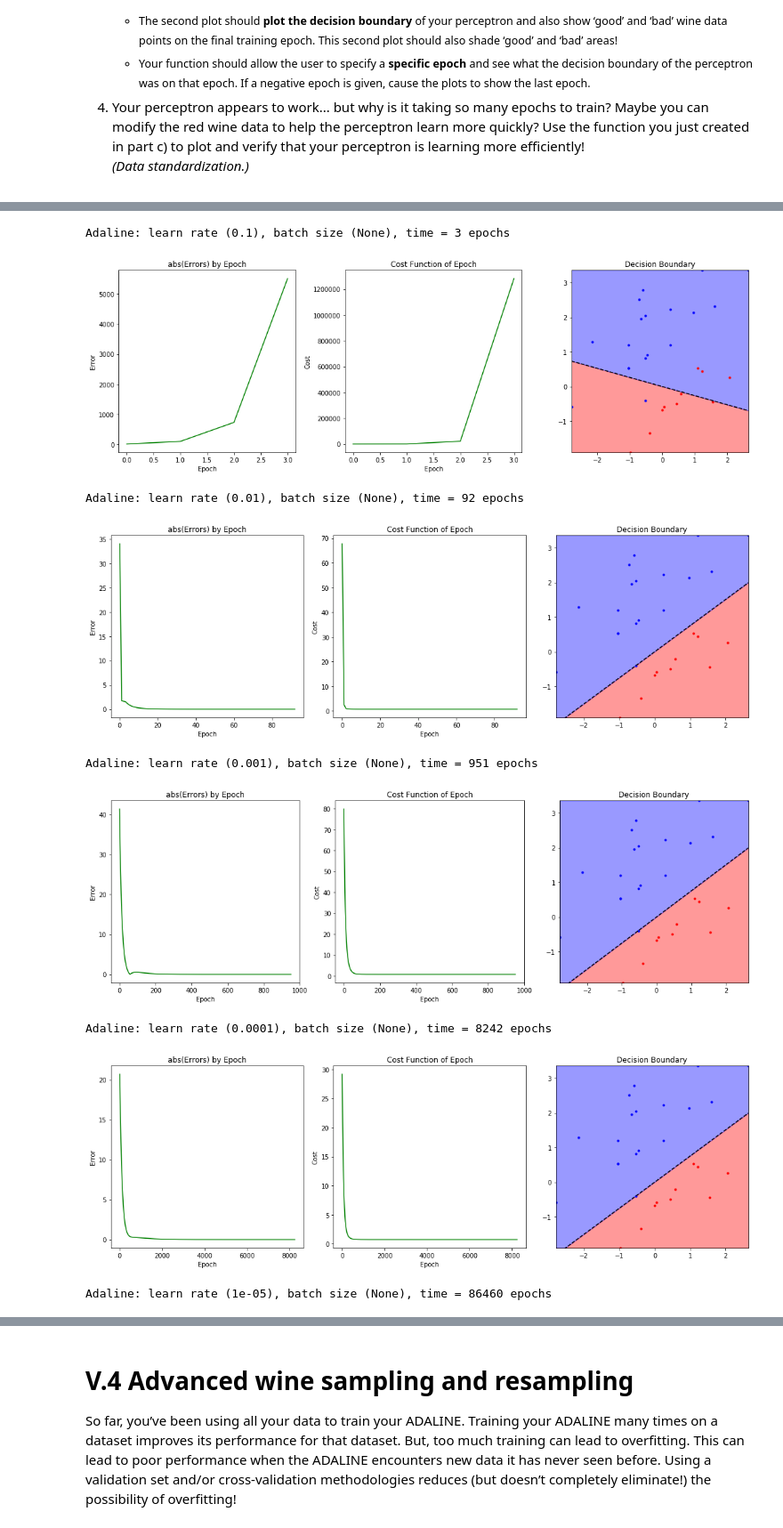
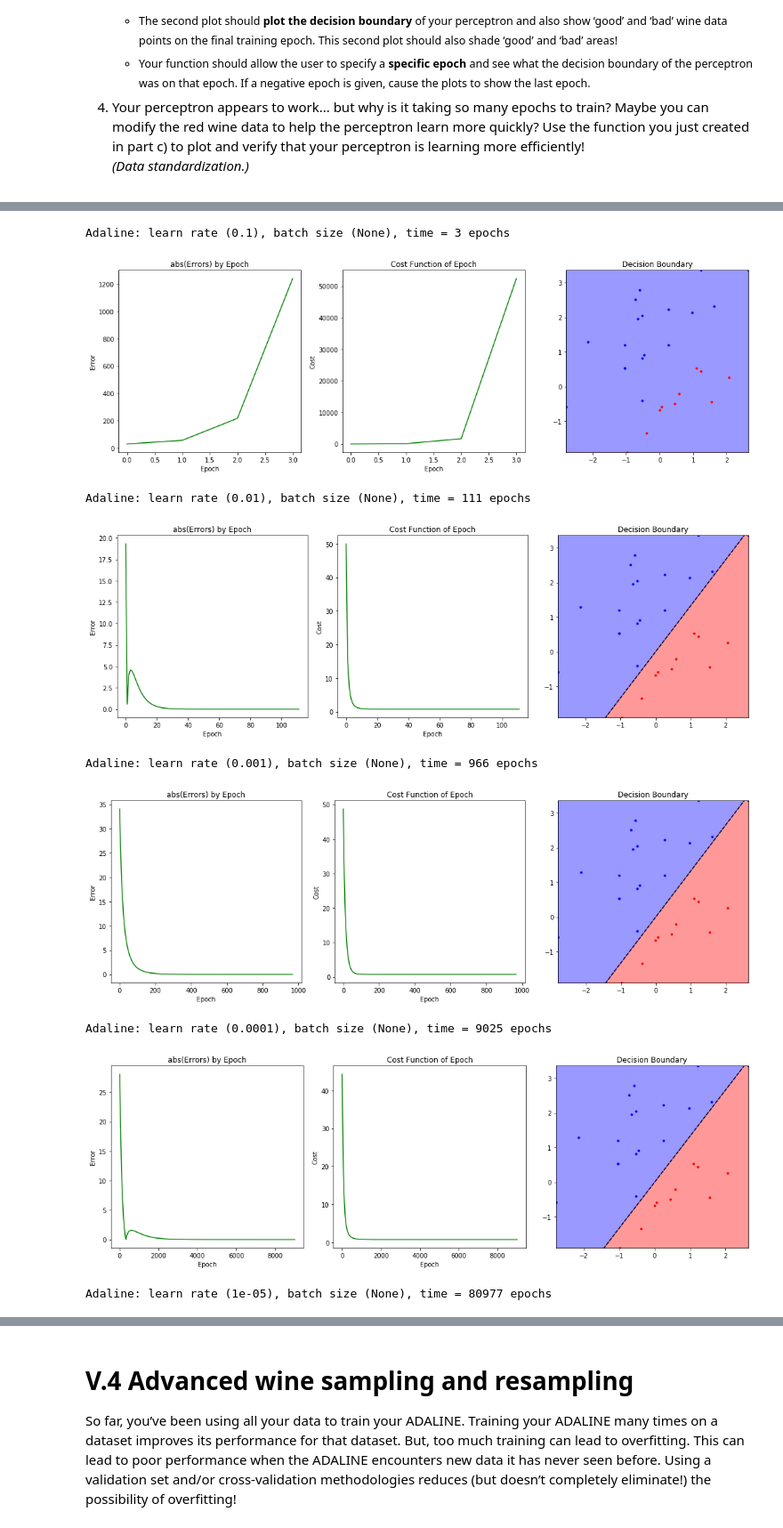
Before and after one commit to DamianDominoDavis/sommalier, a Jupyter notebook: sommalier.ipynb, the cells around one changed output, grey strips where cells are left out. Shown at 89% size. Drawn from its saved outputs; the diff is of its cells as text; code cells hidden in the pictures.

```diff
--- a/sommalier.ipynb
+++ b/sommalier.ipynb
@@ -195,6 +199,8 @@ import random, math
 import pandas as pd
 import matplotlib.pyplot as plt
 
+''' lightweight vector/matrix shorthands '''
+''' unnecessary? you bet! I'm forbidden many numpy conveniences. '''
 def lst_add(X, w):
     return [x+w for x in X]
 
@@ -219,10 +225,11 @@ def dot_adaline(X, w):
 def h_step_fun(X, good):
     return [int(x>=good) for x in X]
 
+''' Adaline '''
 class Adaline(object):
-    def __init__(self, lrate=0.0001, epoch=0, batch=None):
-        if epoch < 0:
-            raise ValueError("Adaline needs nonpositive target epoch or 0 (got {})".format(epoch))
+    def __init__(self, lrate=0.0005, epoch=0, batch=None):
+        if epoch != int(epoch) or epoch < 0:
+            raise ValueError("Adaline needs nonnegative int target epoch, not {}".format(epoch))
         self.lrate = lrate
         self.epoch = epoch
         self.batch = batch
@@ -230,6 +237,9 @@ class Adaline(object):
     def fit(self, X, y):
         self.w = [random.uniform(-1,1) for i in range(1 + X.shape[1])]
         story = list()
+        ''' real talk though, this batch stuff is doesn't increase accuracy at this stage. '''
+        ''' the logical conclusion is have batch be a managed size that achieves '''
+        ''' odd-man-out validation or whatever it's called; and IS NOT USEFUL otherwise. '''
         if self.batch:
             b = list(zip(X, y))
             random.shuffle(b)
@@ -243,9 +253,11 @@ class Adaline(object):
             errors = lst_minus_lst(expect, output)
             self.w[1:] = lst_plus_lst(self.w[1:], lst_mult(dot(transpose(X), errors), self.lrate))
             self.w[0] += self.lrate * sum(errors)
+            ''' errors transform into cost '''
             cost = sum(x**2 for x in errors) / 2
             log = (e, sum(errors), self.w[1:], self.w[0], cost)
             story.append(log)
+            ''' increasing cost is the new bailout criteria for unlimited epoch '''
             if (self.epoch == 0 and e > 2 and abs(story[e - 1][4]) < abs(story[e][4])):
                 break
             e += 1
@@ -253,16 +265,28 @@ class Adaline(object):
         return story
 
     def net_input(self, X):
-        return (lst_add(dot_adaline(X, self.w[1:]), self.w[0]))
+        return (lst_add(dot(X, self.w[1:]), self.w[0]))
 
     def predict(self, X):
-        return (1 if self.net_input(X) >= 0 else -1)
+        return [1 if x >= 0 else -1 for x in self.net_input(X)]
 
+    def evaluate_accuracy(self, X, y):
+        Xb = self.predict(X)
+        tot = 0
+        for xi, yi in zip(Xb, y):
+            tot += (int(xi) == int(yi))
+        return 1 - tot / len(y)
+
+''' report now plots cumulative epoch cost '''
 def report(story, data, good_thresh, bad_thresh,  epoch=-1, save_plot=False):
     tup = story[epoch if 0 <= epoch <= story[-1][0] else -1]
+    w2, w1 = tup[2]
+    b = tup[1]
+    slope = -w1/w2
+    intercept = -b/w2
     good, bad = data[data.quality>=good_thresh], data[data.quality<=bad_thresh]
     x = [xmin, xmax] = [min(data[data.columns[0]].values), max(data[data.columns[0]].values)]
-    c = [(-1/tup[2][1]) * (tup[2][0] * xi) for xi in x]
+    c = [slope*xi + intercept for xi in x]
     y = [ymin, ymax] = [min(data[data.columns[1]].values), max(data[data.columns[1]].values)]
 
     fig = plt.figure(figsize=[15, 5])
@@ -275,40 +299,40 @@ def report(story, data, good_thresh, bad_thresh,  epoch=-1, save_plot=False):
     bx.set_xlabel("Epoch")
     bx.set_ylabel("Cost")
     bx.plot([e[0] for e in story], [e[4] for e in story], 'g-')
     cx.set_title("Decision Boundary")
     cx.axis([xmin, xmax, ymin, ymax])
     cx.plot(good[good.columns[0]], good[good.columns[1]], 'b.')
     cx.plot(bad[bad.columns[0]], bad[bad.columns[1]], 'r.')
     cx.plot(x, c, "k--")
-    cx.fill_between(x, c, ymin, where= c<ymax, color="red", alpha=.4)
-    cx.fill_between(x, c, ymax, where= c<ymax, color="blue", alpha=.4)
+    cx.fill_between(x, c, ymin, color="red", alpha=.4)
+    cx.fill_between(x, c, ymax, color="blue", alpha=.4)
     plt.tight_layout()
     plt.show() if not save_plot else plt.savefig('fig.png')
 
 def data():
     url = 'https://raw.githubusercontent.com/DamianDominoDavis/sommalier/master/winequality-red.csv'
     df = pd.read_csv(url, sep=';')
     cols = [d for d in df if d != 'quality']
     df[cols] = (df[cols] - df[cols].mean()) / df[cols].std()
     return df
 
 def demo(lrate, columns=['pH', 'alcohol'], ep=-1, batch=None):
     df = data()
     df = df[(df.quality >= 8) | (df.quality <= 3)]
     ada = Adaline(lrate)
     ada.fit(df[columns].values, df['quality'].values)
     print("Adaline: learn rate ({}), batch size ({}), time = {} epochs".format(lrate, batch, ada.story[-1][0]))
     report(ada.story, df[columns+['quality']], 8, 3, ep)
 
 for lrate in [10**(-p) for p in range(1,6)]:
     demo(lrate)
 # %% [output]
 Adaline: learn rate (0.1), batch size (None), time = 3 epochs
-[figure, old version]
+[figure, new version]
-Adaline: learn rate (0.01), batch size (None), time = 92 epochs
+Adaline: learn rate (0.01), batch size (None), time = 111 epochs
-[figure, old version]
+[figure, new version]
-Adaline: learn rate (0.001), batch size (None), time = 951 epochs
+Adaline: learn rate (0.001), batch size (None), time = 966 epochs
-[figure, old version]
+[figure, new version]
-Adaline: learn rate (0.0001), batch size (None), time = 8242 epochs
+Adaline: learn rate (0.0001), batch size (None), time = 9025 epochs
-[figure, old version]
+[figure, new version]
-Adaline: learn rate (1e-05), batch size (None), time = 86460 epochs
+Adaline: learn rate (1e-05), batch size (None), time = 80977 epochs
```
Also changed, not shown: parts of 5 cells of this notebook.
